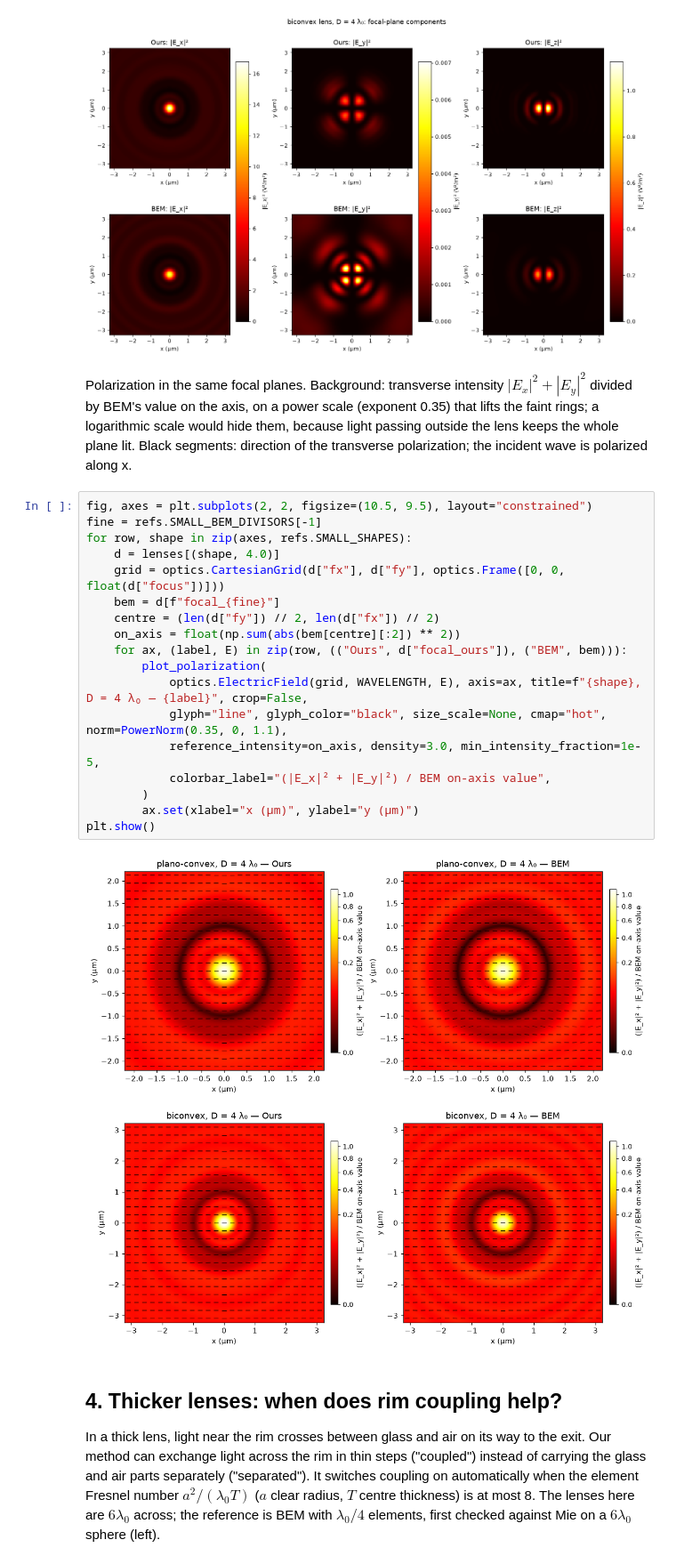
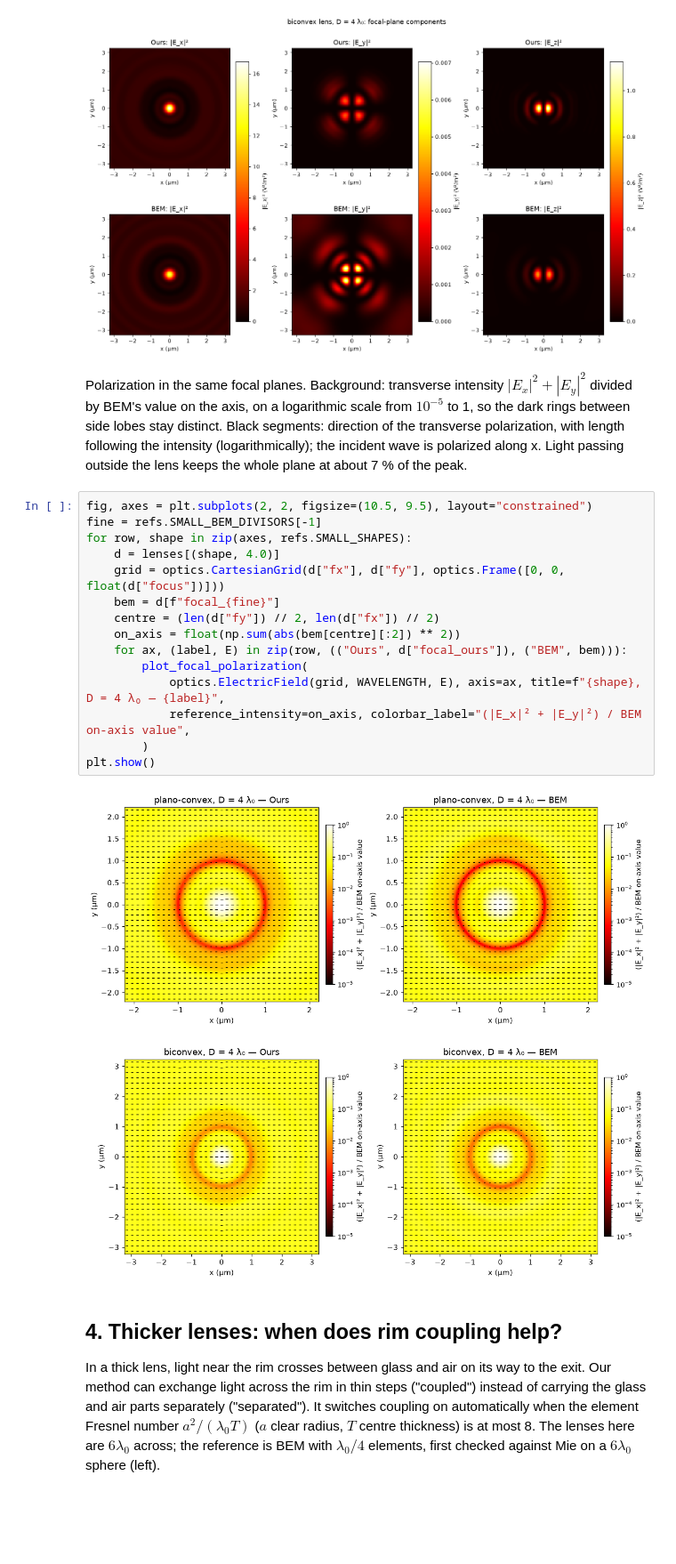
Before and after one commit to blancusjh/vecdiff, a Jupyter notebook: general/notebooks/06_full_wave_reference_validation.ipynb, the cells around one changed output. Shown at 89% size. Drawn from its saved outputs; the diff is of its cells as text; blank space fills up the shorter version.

```diff
--- a/general/notebooks/06_full_wave_reference_validation.ipynb
+++ b/general/notebooks/06_full_wave_reference_validation.ipynb
@@ -199,27 +199,24 @@ for shape in refs.SMALL_SHAPES:
 [figure]
 [figure]
 # %% [markdown]
-Polarization in the same focal planes. Background: transverse intensity $|E_x|^2+|E_y|^2$ divided by BEM's value on the axis, on a power scale (exponent 0.35) that lifts the faint rings; a logarithmic scale would hide them, because light passing outside the lens keeps the whole plane lit. Black segments: direction of the transverse polarization; the incident wave is polarized along x.
+Polarization in the same focal planes. Background: transverse intensity $|E_x|^2+|E_y|^2$ divided by BEM's value on the axis, on a logarithmic scale from $10^{-5}$ to 1, so the dark rings between side lobes stay distinct. Black segments: direction of the transverse polarization, with length following the intensity (logarithmically); the incident wave is polarized along x. Light passing outside the lens keeps the whole plane at about 7 % of the peak.
 # %%
 fig, axes = plt.subplots(2, 2, figsize=(10.5, 9.5), layout="constrained")
 fine = refs.SMALL_BEM_DIVISORS[-1]
 for row, shape in zip(axes, refs.SMALL_SHAPES):
     d = lenses[(shape, 4.0)]
     grid = optics.CartesianGrid(d["fx"], d["fy"], optics.Frame([0, 0, float(d["focus"])]))
     bem = d[f"focal_{fine}"]
     centre = (len(d["fy"]) // 2, len(d["fx"]) // 2)
     on_axis = float(np.sum(abs(bem[centre][:2]) ** 2))
     for ax, (label, E) in zip(row, (("Ours", d["focal_ours"]), ("BEM", bem))):
-        plot_polarization(
-            optics.ElectricField(grid, WAVELENGTH, E), axis=ax, title=f"{shape}, D = 4 λ₀ — {label}", crop=False,
-            glyph="line", glyph_color="black", size_scale=None, cmap="hot", norm=PowerNorm(0.35, 0, 1.1),
-            reference_intensity=on_axis, density=3.0, min_intensity_fraction=1e-5,
-            colorbar_label="(|E_x|² + |E_y|²) / BEM on-axis value",
+        plot_focal_polarization(
+            optics.ElectricField(grid, WAVELENGTH, E), axis=ax, title=f"{shape}, D = 4 λ₀ — {label}",
+            reference_intensity=on_axis, colorbar_label="(|E_x|² + |E_y|²) / BEM on-axis value",
         )
-        ax.set(xlabel="x (µm)", ylabel="y (µm)")
 plt.show()
 # %% [output]
-[figure, old version]
+[figure, new version]
 # %% [markdown]
 ## 4. Thicker lenses: when does rim coupling help?
 
```
Also changed, not shown: parts of 3 cells of this notebook, 6 other files.
